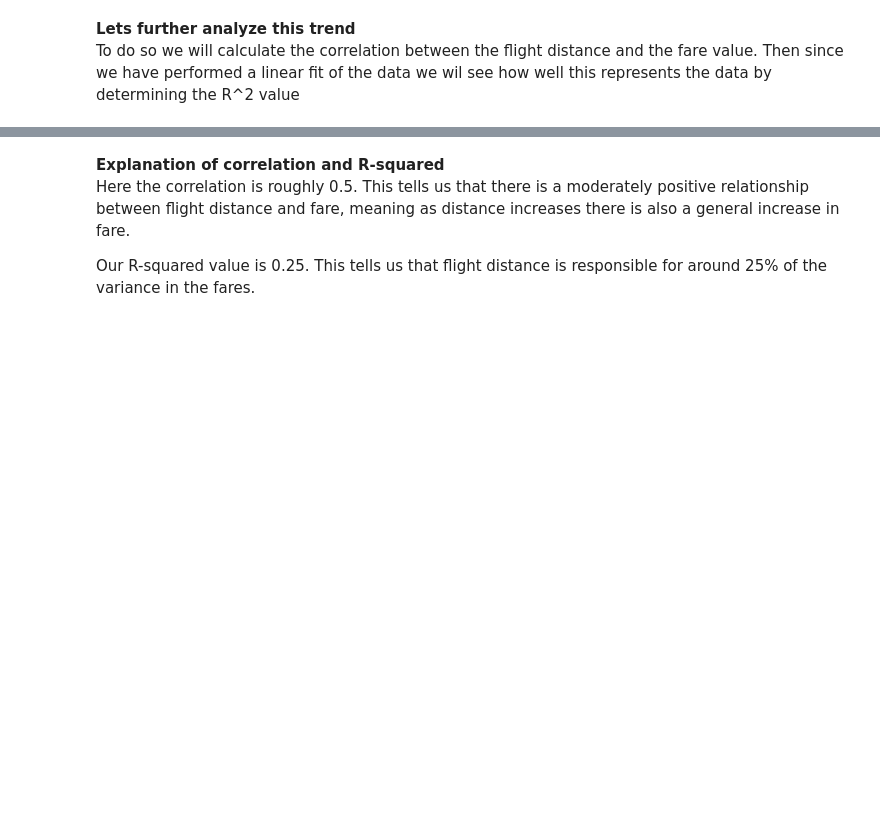
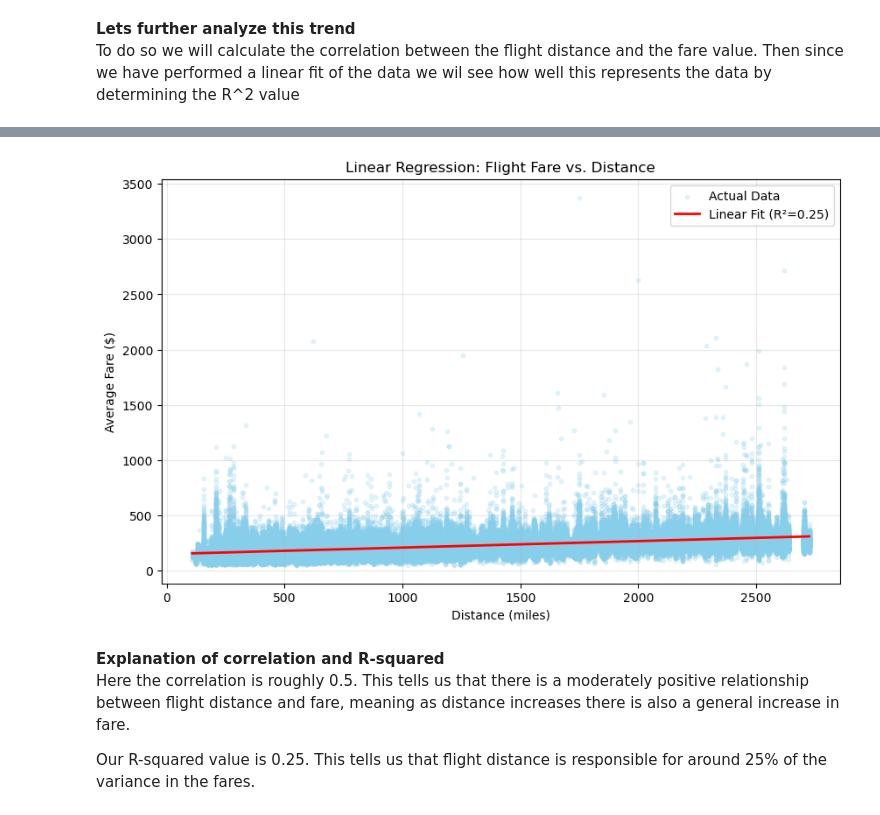
Before and after one commit to RamirezDevOps/us-airfare-trend-analysis, a Jupyter notebook: project.ipynb, the cells around one changed output, grey strips where cells are left out. Cells and saved outputs as stored; diff of their text form; code cells hidden in the pictures; blank space fills up the shorter version.

```diff
--- a/project.ipynb
+++ b/project.ipynb
@@ -225,6 +353,7 @@ y = distance_trends["fare"]
 
 dist_model = LinearRegression()
 dist_model.fit(X, y)
+y_pred = dist_model.predict(X)
 
 # Predictions and metrics
 print(f"Intercept: {np.round(dist_model.intercept_, 2)}")
@@ -245,4 +374,24 @@ Fare correlation to distance: 0.5004065012945059
 R-squared: 0.2504
+# %%
+plt.figure(figsize=(10,6))
+
+# Scatter plot of the data
+plt.scatter(X, y, color="skyblue", alpha=0.2, s=10, label="Actual Data")
+
+# Sort X for a smooth line
+sort_idx = np.argsort(X.values.flatten())
+plt.plot(X.values.flatten()[sort_idx], y_pred[sort_idx], color="red", linewidth=2,
+         label=f"Linear Fit (R²={r2:.2f})")
+
+# Labels and title
+plt.title("Linear Regression: Flight Fare vs. Distance")
+plt.xlabel("Distance (miles)")
+plt.ylabel("Average Fare ($)")
+plt.legend()
+plt.grid(alpha=0.3)
+plt.show()
+# %% [output]
+[figure, added]
 # %% [markdown]
 **Explanation of correlation and R-squared**\
 Here the correlation is roughly 0.5. This tells us that there is a moderately positive relationship between flight distance and fare, meaning as distance increases there is also a general increase in fare.
```
Also changed, not shown: parts of 60 cells of this notebook, 1 other file.
